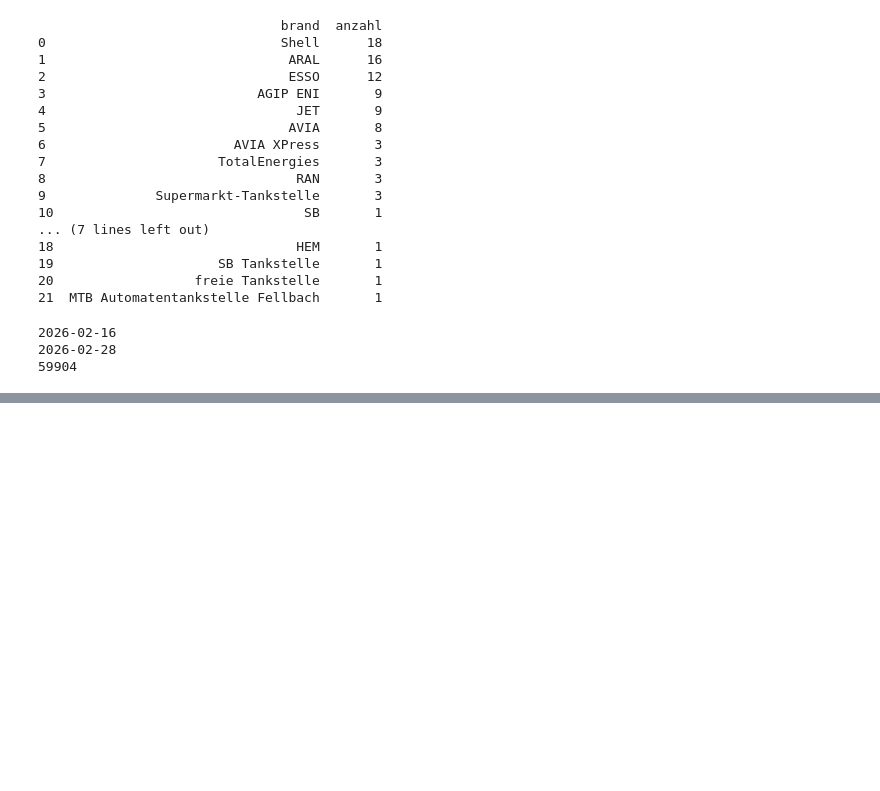
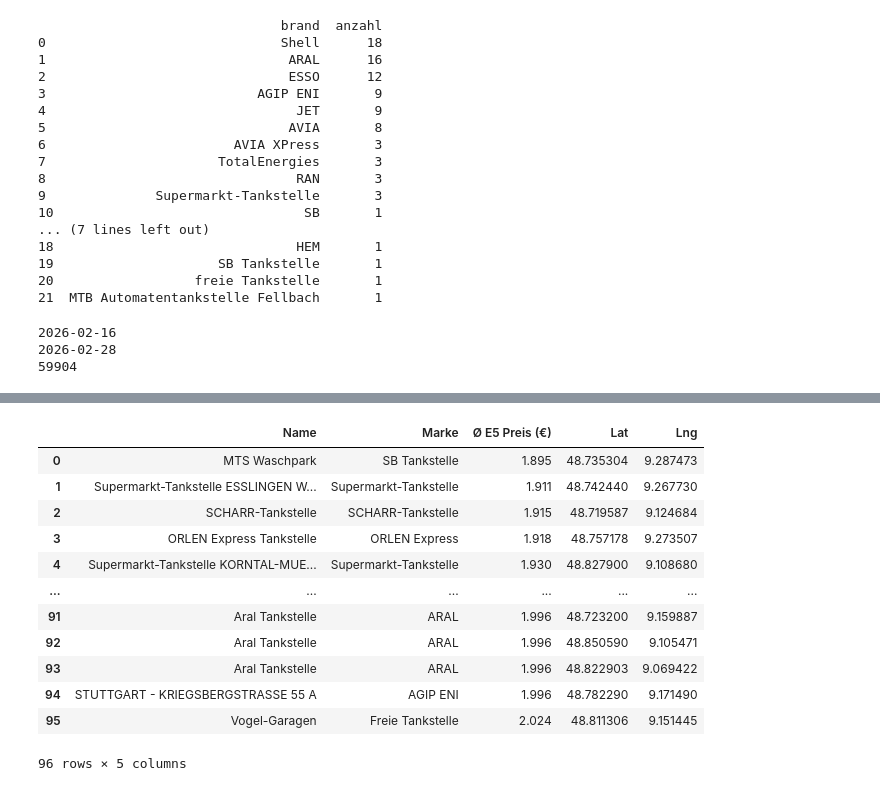
Before and after one commit to patrickpetre823/gasstation-price-analysis, a Jupyter notebook: exploration.ipynb, the cells around one changed output, grey strips where cells are left out. Cells and saved outputs as stored; diff of their text form; code cells hidden in the pictures; blank space fills up the shorter version.

```diff
--- a/exploration.ipynb
+++ b/exploration.ipynb
@@ -237,0 +301,29 @@ fig.show()
+# %%
+df_avg_station = df_joined.groupby(['name', 'brand'])['e5'].mean().reset_index()
+
+# Koordinaten aus tankstellen Tabelle dazujoinen
+df_avg_station = df_avg_station.merge(
+    df_stations[['name', 'lat', 'lng']],
+    on='name',
+    how='left'
+)
+
+df_avg_station = df_avg_station.sort_values('e5').reset_index(drop=True)
+df_avg_station['e5'] = df_avg_station['e5'].round(3)
+df_avg_station.columns = ['Name', 'Marke', 'Ø E5 Preis (€)', 'Lat', 'Lng']
+
+df_avg_station
+# %% [output]
+|  | Name | Marke | Ø E5 Preis (€) | Lat | Lng |
+| 0 | MTS Waschpark | SB Tankstelle | 1.895 | 48.735304 | 9.287473 |
+| 1 | Supermarkt-Tankstelle ESSLINGEN W... | Supermarkt-Tankstelle | 1.911 | 48.742440 | 9.267730 |
+| 2 | SCHARR-Tankstelle | SCHARR-Tankstelle | 1.915 | 48.719587 | 9.124684 |
+| 3 | ORLEN Express Tankstelle | ORLEN Express | 1.918 | 48.757178 | 9.273507 |
+| 4 | Supermarkt-Tankstelle KORNTAL-MUE... | Supermarkt-Tankstelle | 1.930 | 48.827900 | 9.108680 |
+| ... | ... | ... | ... | ... | ... |
+| 91 | Aral Tankstelle | ARAL | 1.996 | 48.723200 | 9.159887 |
+| 92 | Aral Tankstelle | ARAL | 1.996 | 48.850590 | 9.105471 |
+| 93 | Aral Tankstelle | ARAL | 1.996 | 48.822903 | 9.069422 |
+| 94 | STUTTGART - KRIEGSBERGSTRASSE 55 A | AGIP ENI | 1.996 | 48.782290 | 9.171490 |
+| 95 | Vogel-Garagen | Freie Tankstelle | 2.024 | 48.811306 | 9.151445 |
+96 rows × 5 columns
```
Also changed, not shown: parts of 6 cells of this notebook, 1 other file.
